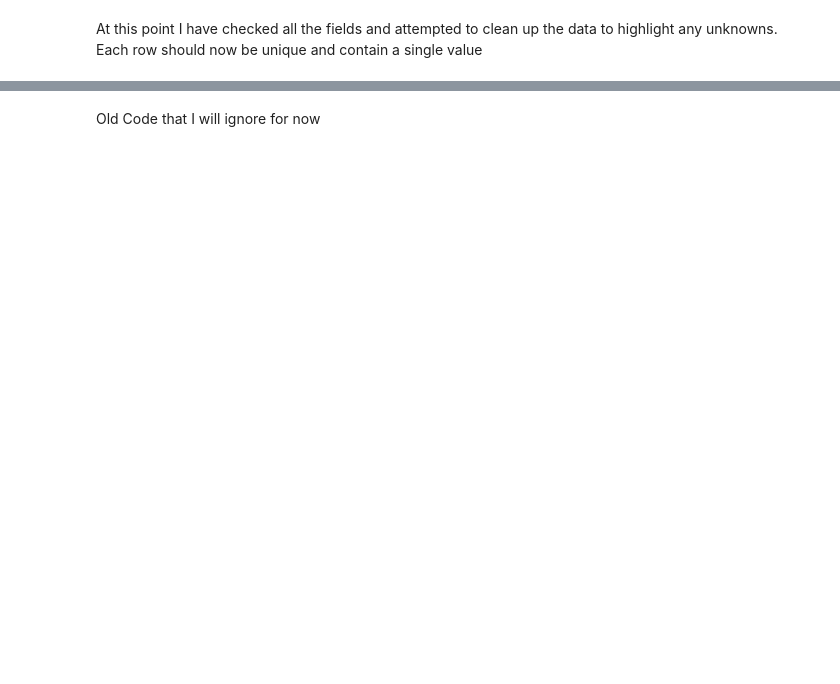
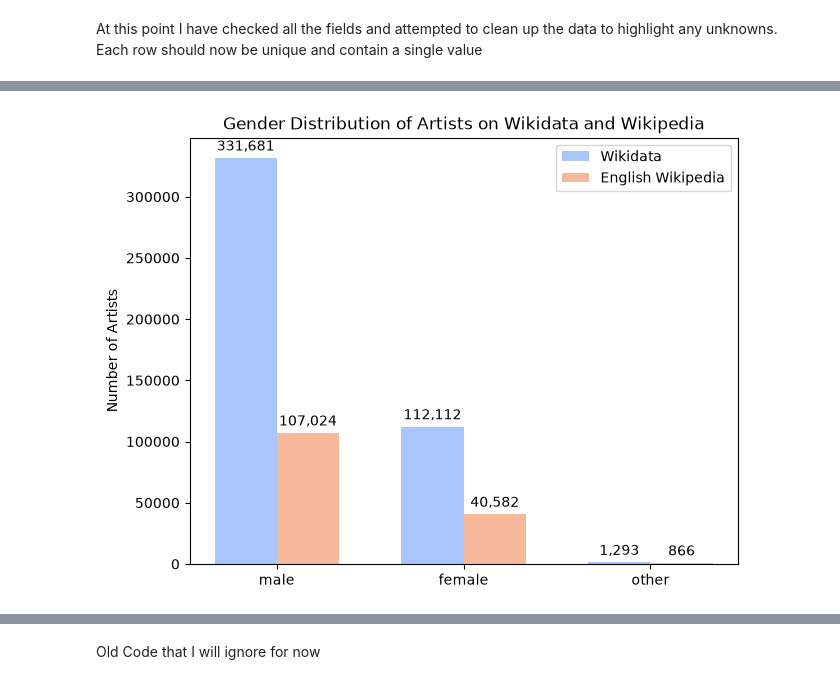
Before and after one commit to malik-files/MScDiss_IGASTNBK_, a Jupyter notebook: Main Code/cleaning_inspecting_labelling_Wikidata_artists.ipynb, the cells around one changed output, grey strips where cells are left out. Saved outputs shown, nothing was run; the diff lists cells and outputs as text; code cells hidden in the pictures; blank space fills up the shorter version.

```diff
--- a/Main Code/cleaning_inspecting_labelling_Wikidata_artists.ipynb
+++ b/Main Code/cleaning_inspecting_labelling_Wikidata_artists.ipynb
@@ -356,3 +557,8 @@ shape: (30, 2)
+# %%
+#Make grouped bar chart
+groupBarChart(genderList,countList,countListWiki, "Gender Distribution of Artists on Wikidata and Wikipedia","Number of Artists","Wikidata", "English Wikipedia")
+# %% [output]
+[figure, added]
 # %%
 #Look at the region/country split of the data
 regions = artistDF.select(
```
Also changed, not shown: parts of 21 cells of this notebook, 15 other files.
